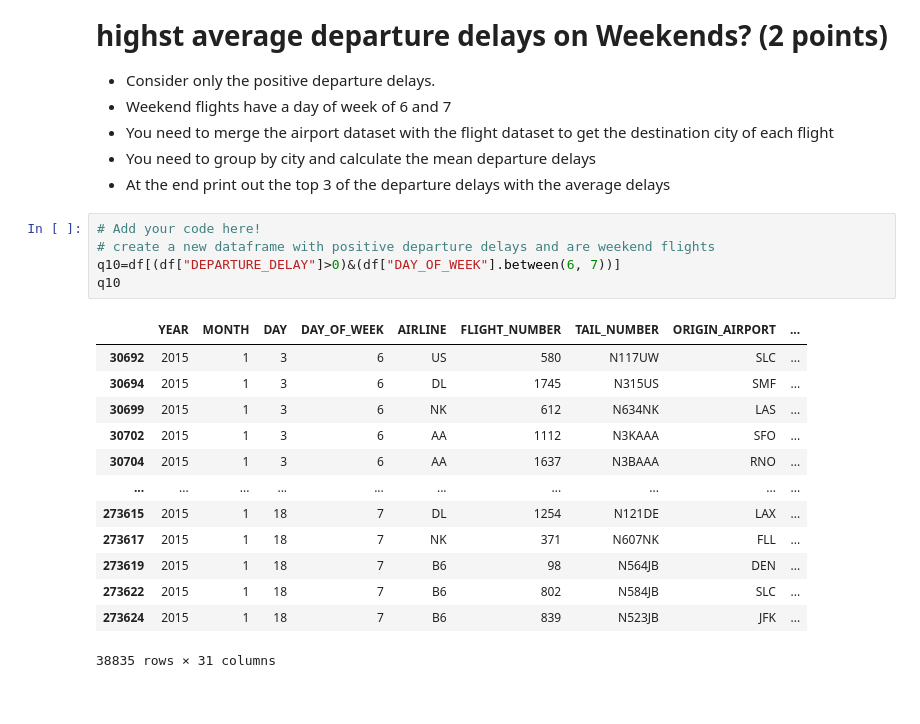
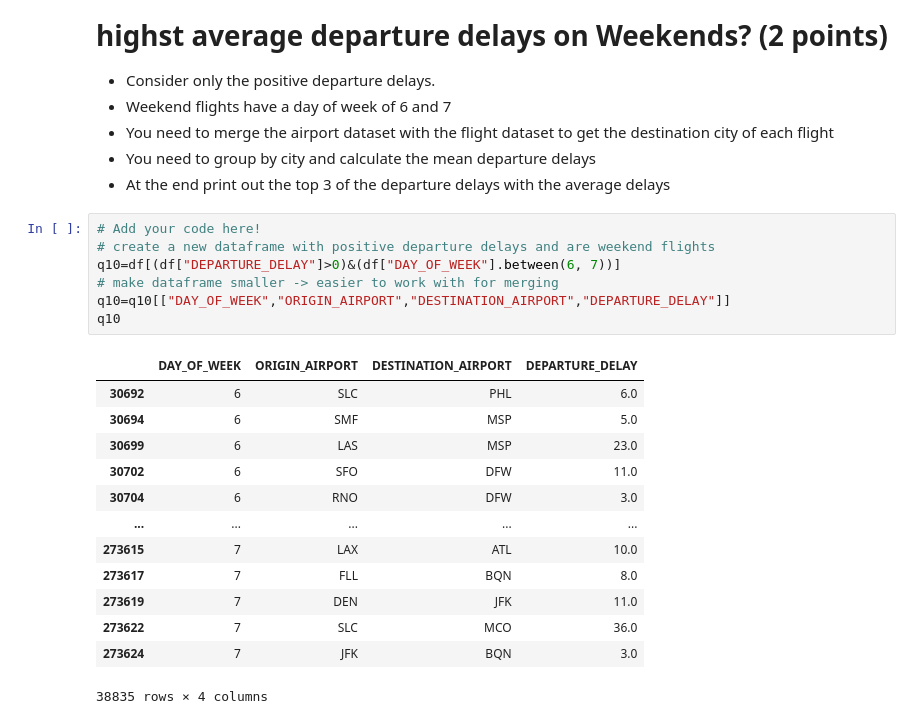
Before and after one commit to BictorFonseca/DataAnalysis, a Jupyter notebook: 329e_HW01_Spring24.ipynb, the cells around one changed output. Drawn from its saved outputs; the diff is of its cells as text.

```diff
--- a/329e_HW01_Spring24.ipynb
+++ b/329e_HW01_Spring24.ipynb
@@ -331,19 +308,21 @@ memory usage: 184.8+ KB
 # %%
 # Add your code here!
 # create a new dataframe with positive departure delays and are weekend flights
 q10=df[(df["DEPARTURE_DELAY"]>0)&(df["DAY_OF_WEEK"].between(6, 7))]
+# make dataframe smaller -> easier to work with for merging
+q10=q10[["DAY_OF_WEEK","ORIGIN_AIRPORT","DESTINATION_AIRPORT","DEPARTURE_DELAY"]]
 q10
 # %% [output]
-|  | YEAR | MONTH | DAY | DAY_OF_WEEK | AIRLINE | FLIGHT_NUMBER | TAIL_NUMBER | ORIGIN_AIRPORT | ... |
-| 30692 | 2015 | 1 | 3 | 6 | US | 580 | N117UW | SLC | ... |
-| 30694 | 2015 | 1 | 3 | 6 | DL | 1745 | N315US | SMF | ... |
-| 30699 | 2015 | 1 | 3 | 6 | NK | 612 | N634NK | LAS | ... |
-| 30702 | 2015 | 1 | 3 | 6 | AA | 1112 | N3KAAA | SFO | ... |
-| 30704 | 2015 | 1 | 3 | 6 | AA | 1637 | N3BAAA | RNO | ... |
-| ... | ... | ... | ... | ... | ... | ... | ... | ... | ... |
-| 273615 | 2015 | 1 | 18 | 7 | DL | 1254 | N121DE | LAX | ... |
-| 273617 | 2015 | 1 | 18 | 7 | NK | 371 | N607NK | FLL | ... |
-| 273619 | 2015 | 1 | 18 | 7 | B6 | 98 | N564JB | DEN | ... |
-| 273622 | 2015 | 1 | 18 | 7 | B6 | 802 | N584JB | SLC | ... |
-| 273624 | 2015 | 1 | 18 | 7 | B6 | 839 | N523JB | JFK | ... |
+|  | DAY_OF_WEEK | ORIGIN_AIRPORT | DESTINATION_AIRPORT | DEPARTURE_DELAY |
+| 30692 | 6 | SLC | PHL | 6.0 |
+| 30694 | 6 | SMF | MSP | 5.0 |
+| 30699 | 6 | LAS | MSP | 23.0 |
+| 30702 | 6 | SFO | DFW | 11.0 |
+| 30704 | 6 | RNO | DFW | 3.0 |
+| ... | ... | ... | ... | ... |
+| 273615 | 7 | LAX | ATL | 10.0 |
+| 273617 | 7 | FLL | BQN | 8.0 |
+| 273619 | 7 | DEN | JFK | 11.0 |
+| 273622 | 7 | SLC | MCO | 36.0 |
+| 273624 | 7 | JFK | BQN | 3.0 |
-38835 rows × 31 columns
+38835 rows × 4 columns
```
Also changed, not shown: parts of 8 cells of this notebook.
